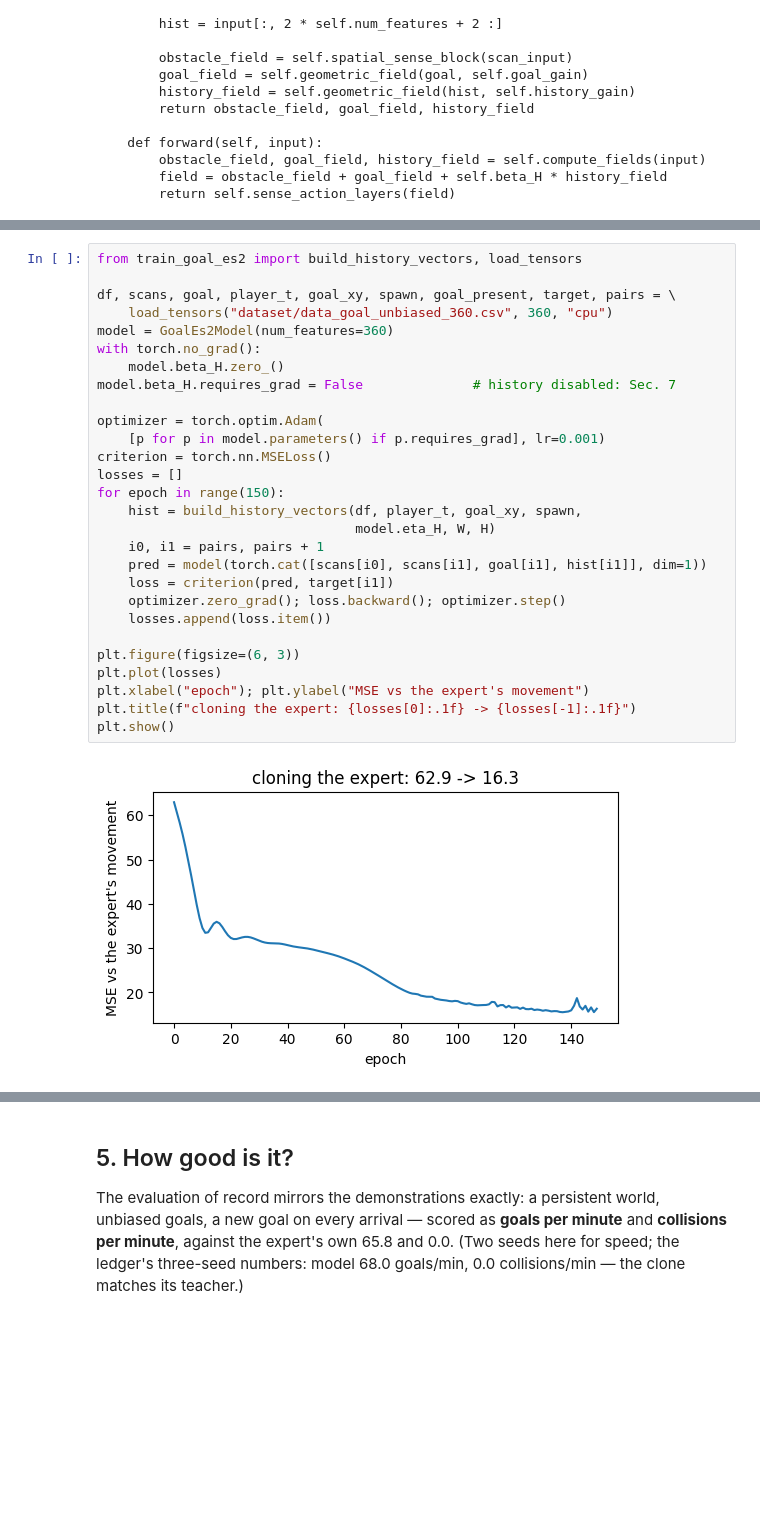
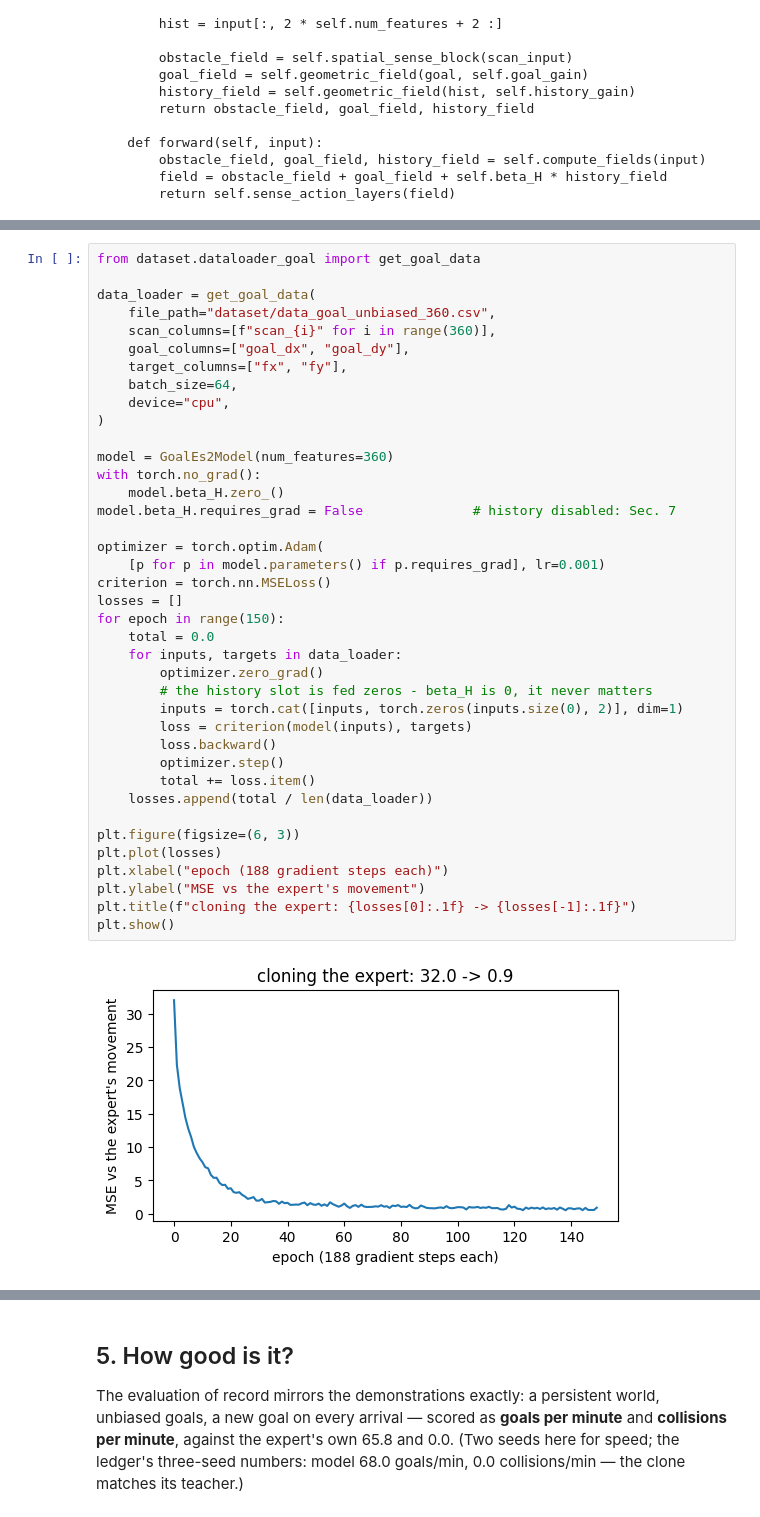
Before and after one commit to HanZhang-psych/Ego-Spatial-Sense, a Jupyter notebook: 2D-Escaping-Ball/tutorial_action_agent.ipynb, the cells around one changed output, grey strips where cells are left out. Drawn from its saved outputs; the diff is of its cells as text; blank space fills up the shorter version.

```diff
--- a/2D-Escaping-Ball/tutorial_action_agent.ipynb
+++ b/2D-Escaping-Ball/tutorial_action_agent.ipynb
@@ -254,35 +255,46 @@ free only lets it chase noise (it fits better in-sample and behaves
 worse in rollout — the record for that ablation is in
 `RESULTS_goal_es2.md`).
 # %%
-from train_goal_es2 import build_history_vectors, load_tensors
+from dataset.dataloader_goal import get_goal_data
 
-df, scans, goal, player_t, goal_xy, spawn, goal_present, target, pairs = \
-    load_tensors("dataset/data_goal_unbiased_360.csv", 360, "cpu")
+data_loader = get_goal_data(
+    file_path="dataset/data_goal_unbiased_360.csv",
+    scan_columns=[f"scan_{i}" for i in range(360)],
+    goal_columns=["goal_dx", "goal_dy"],
+    target_columns=["fx", "fy"],
+    batch_size=64,
+    device="cpu",
+)
+
 model = GoalEs2Model(num_features=360)
 with torch.no_grad():
     model.beta_H.zero_()
 model.beta_H.requires_grad = False              # history disabled: Sec. 7
 
 optimizer = torch.optim.Adam(
     [p for p in model.parameters() if p.requires_grad], lr=0.001)
 criterion = torch.nn.MSELoss()
 losses = []
 for epoch in range(150):
-    hist = build_history_vectors(df, player_t, goal_xy, spawn,
-                                 model.eta_H, W, H)
-    i0, i1 = pairs, pairs + 1
-    pred = model(torch.cat([scans[i0], scans[i1], goal[i1], hist[i1]], dim=1))
-    loss = criterion(pred, target[i1])
-    optimizer.zero_grad(); loss.backward(); optimizer.step()
-    losses.append(loss.item())
+    total = 0.0
+    for inputs, targets in data_loader:
+        optimizer.zero_grad()
+        # the history slot is fed zeros - beta_H is 0, it never matters
+        inputs = torch.cat([inputs, torch.zeros(inputs.size(0), 2)], dim=1)
+        loss = criterion(model(inputs), targets)
+        loss.backward()
+        optimizer.step()
+        total += loss.item()
+    losses.append(total / len(data_loader))
 
 plt.figure(figsize=(6, 3))
 plt.plot(losses)
-plt.xlabel("epoch"); plt.ylabel("MSE vs the expert's movement")
+plt.xlabel("epoch (188 gradient steps each)")
+plt.ylabel("MSE vs the expert's movement")
 plt.title(f"cloning the expert: {losses[0]:.1f} -> {losses[-1]:.1f}")
 plt.show()
 # %% [output]
-[figure, old version]
+[figure, new version]
 # %%
 with torch.no_grad():
     d_axis = torch.linspace(1, 800, 100).unsqueeze(1)
```
Also changed, not shown: parts of 5 cells of this notebook.
